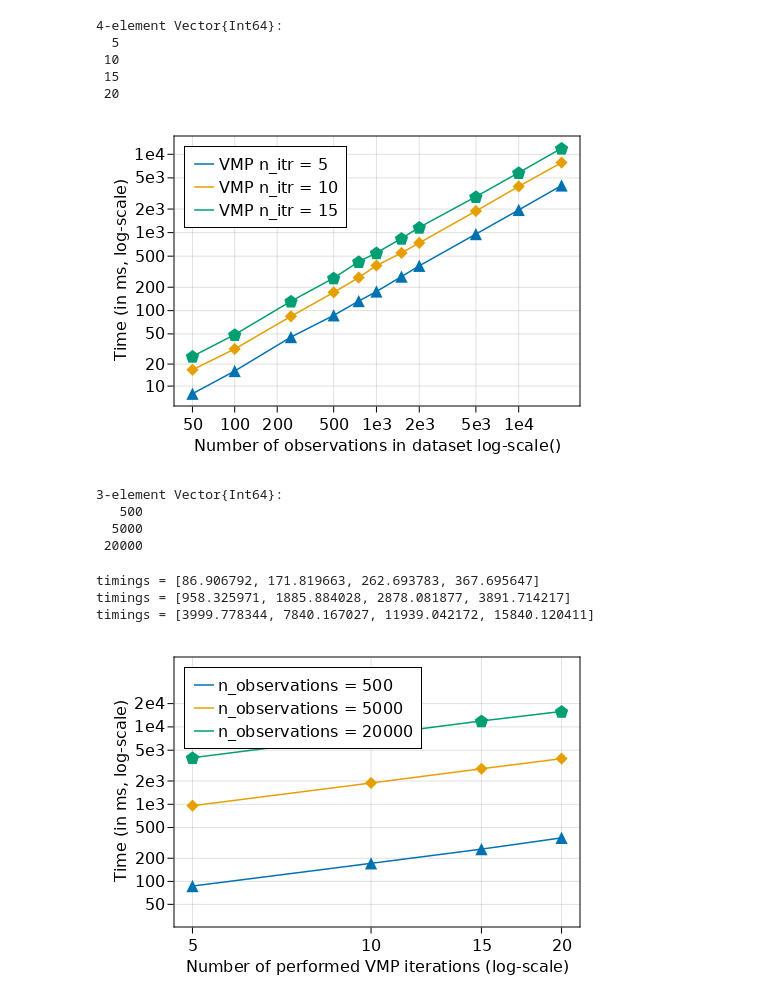
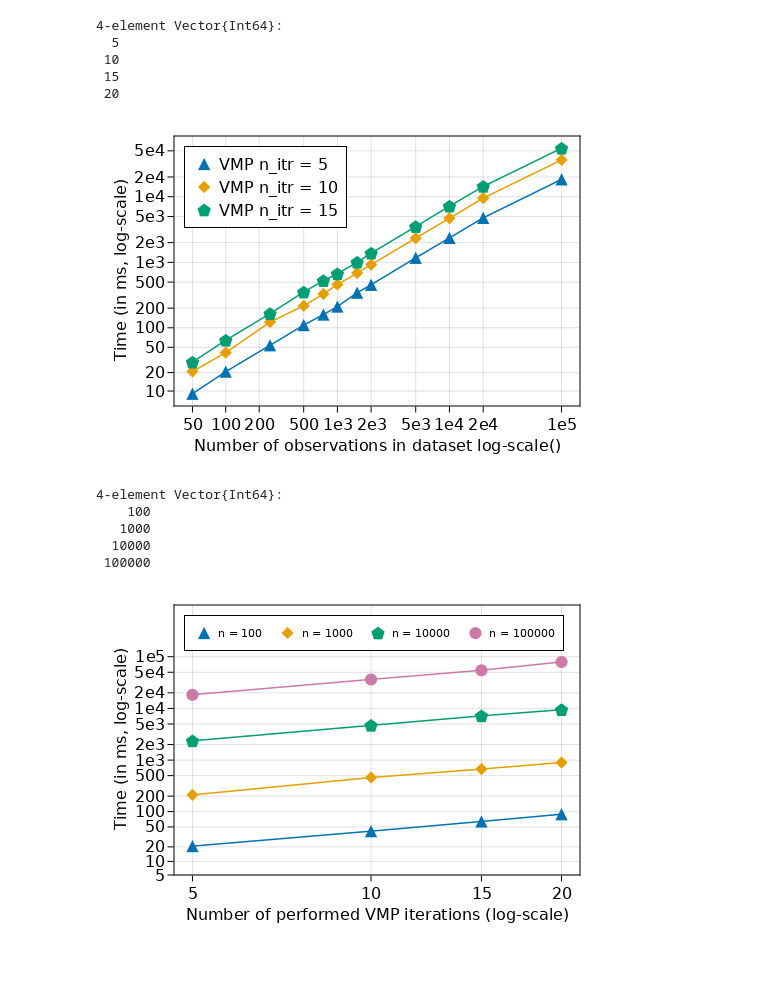
Before and after one commit to biaslab/ReactiveMPPaperExperiments, a Jupyter notebook: notebooks/rmp_hierarchical_gaussian_filter.jl.ipynb, the cells around one changed output. Saved outputs shown, nothing was run; the diff lists cells and outputs as text; code cells hidden in the pictures; blank space fills up the shorter version.

```diff
--- a/notebooks/rmp_hierarchical_gaussian_filter.jl.ipynb
+++ b/notebooks/rmp_hierarchical_gaussian_filter.jl.ipynb
@@ -294,7 +294,7 @@ end
 run_benchmark (generic function with 1 method)
 # %%
 benchmark_params = dict_list(Dict(
-    "n"     => [ 50, 100, 250, 500, 750, 1000, 1500, 2000, 5_000, 10_000, 20_000 ],
+    "n"     => [ 50, 100, 250, 500, 750, 1000, 1500, 2000, 5_000, 10_000, 20_000, 100_000 ],
     "nitr"  => [ 5, 10, 15, 20 ],
     "seed"  => 12,
     "τ_z"   => 20.0,
@@ -376,13 +377,13 @@ let
     ax.yscale = Makie.pseudolog10
 
     ax.xticks = (
-        [ 50, 100, 200, 500, 1000, 2000, 5000, 10_000 ],
-        [ "50", "100", "200", "500", "1e3", "2e3", "5e3", "1e4" ]
+        [ 50, 100, 200, 500, 1000, 2000, 5000, 10_000, 20_000, 100_000 ],
+        [ "50", "100", "200", "500", "1e3", "2e3", "5e3", "1e4", "2e4", "1e5" ]
     )
 
     ax.yticks = (
-        [ 5, 10, 20, 50, 100, 200, 500, 1000, 2000, 5_000, 10_000 ],
-        [ "5", "10", "20", "50", "100", "200", "500", "1e3", "2e3", "5e3", "1e4" ]
+        [ 5, 10, 20, 50, 100, 200, 500, 1000, 2000, 5_000, 10_000, 20_000, 50_000 ],
+        [ "5", "10", "20", "50", "100", "200", "500", "1e3", "2e3", "5e3", "1e4", "2e4", "5e4" ]
     )
 
     local mshapes = [ :utriangle, :diamond, :pentagon ]
@@ -396,8 +397,8 @@ let
         local benchmarks = map(f -> f["benchmark"], filtered)
         local timings    = map(t -> t.time, minimum.(benchmarks)) ./ 1_000_000
 
-        lines!(ax, range, timings, label = "VMP n_itr = $(target_n_itr)")
-        scatter!(ax, range, timings, marker = mshape, markersize = 16)
+        lines!(ax, range, timings)
+        scatter!(ax, range, timings, marker = mshape, markersize = 16, label = "VMP n_itr = $(target_n_itr)" )
     end
 
     axislegend(ax, labelsize = 16, position = :lt)
@@ -405,14 +406,15 @@ let
     @saveplot fig "hgf_benchmark_observations"
 end
 # %% [output]
-[figure, old version]
+[figure, new version]
-# %%
-target_ns = [ 500, 5000, 20000 ]
-# %% [output]
-3-element Vector{Int64}:
-   500
-  5000
- 20000
+# %%
+target_ns = [ 100, 1000, 10000, 100000 ]
+# %% [output]
+4-element Vector{Int64}:
+    100
+   1000
+  10000
+ 100000
 # %%
 begin
     local fig = Figure(resolution = (500, 350))
@@ -423,43 +425,38 @@ begin
     ax.ylabel = "Time (in ms, log-scale)"
     ax.xscale = Makie.pseudolog10
     ax.yscale = Makie.pseudolog10
 
     ax.xticks = (
         [ 5, 10, 15, 20 ],
         string.([ 5, 10, 15, 20 ])
     )
 
     ax.yticks = (
-        [ 5, 10, 20, 50, 100, 200, 500, 1000, 2000, 5_000, 10_000, 20_000 ],
-        [ "5", "10", "20", "50", "100", "200", "500", "1e3", "2e3", "5e3", "1e4", "2e4" ]
+        [ 5, 10, 20, 50, 100, 200, 500, 1000, 2000, 5_000, 10_000, 20_000, 50_000, 100_000 ],
+        [ "5", "10", "20", "50", "100", "200", "500", "1e3", "2e3", "5e3", "1e4", "2e4", "5e4", "1e5" ]
     )
 
-    ylims!(ax, (25, 8e4 ))
+    ylims!(ax, (5, 1e6 ))
 
-    local mshapes = [ :utriangle, :diamond, :pentagon ]
+    local mshapes = [ :utriangle, :diamond, :pentagon, :circle ]
 
     for (mshape, target_n) in zip(mshapes, target_ns)
         local filtered = filter(hgf_benchmarks) do b
             return b["n"] === target_n
         end
 
         local range      = map(f -> f["nitr"], filtered)
         local benchmarks = map(f -> f["benchmark"], filtered)
         local timings    = map(t -> t.time, minimum.(benchmarks)) ./ 1_000_000
-
-        @show timings
         local ylim       = (1e0, 10maximum(timings))
 
-        lines!(ax, range, timings, label = "n_observations = $(target_n)")
-        scatter!(ax, range, timings, marker = mshape, markersize = 16)
+        lines!(ax, range, timings)
+        scatter!(ax, range, timings, marker = mshape, markersize = 16, label = "n = $(target_n)")
     end
 
-    axislegend(ax, labelsize = 16, position = :lt)
+    axislegend(ax, labelsize = 11, position = :lt, orientation = :horizontal)
 
     @saveplot fig "hgf_benchmark_iterations"
 end
 # %% [output]
-timings = [86.906792, 171.819663, 262.693783, 367.695647]
-timings = [958.325971, 1885.884028, 2878.081877, 3891.714217]
-timings = [3999.778344, 7840.167027, 11939.042172, 15840.120411]
-[figure, old version]
+[figure, new version]
```
Also changed, not shown: parts of 1 cell of this notebook, 5 other files.
